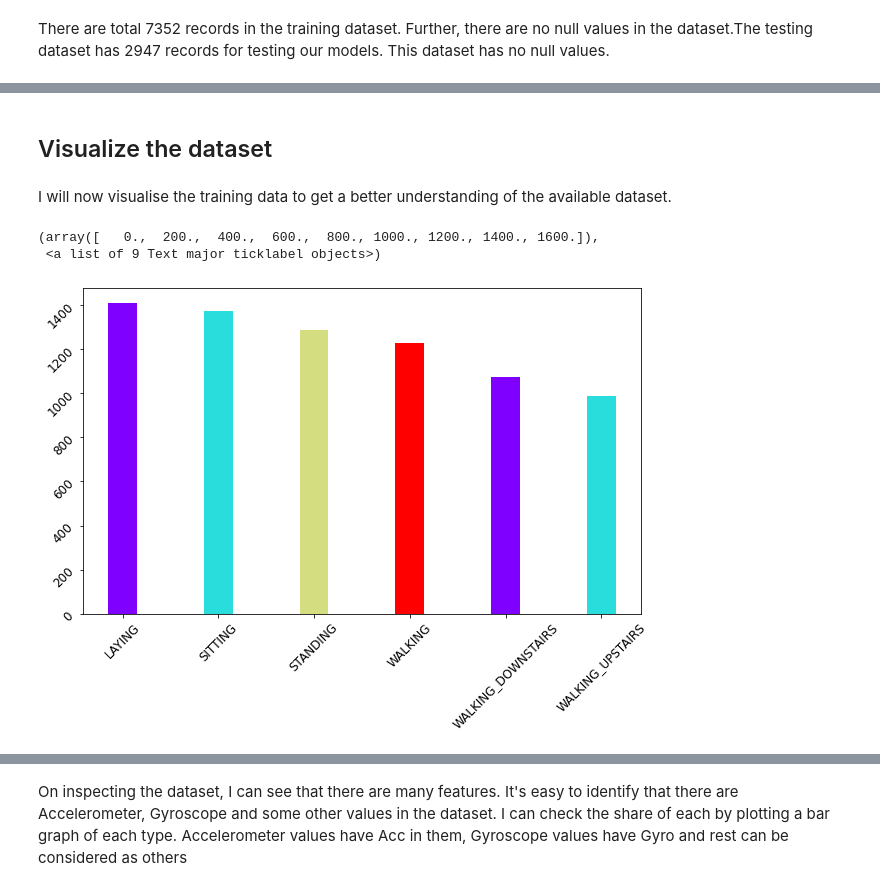
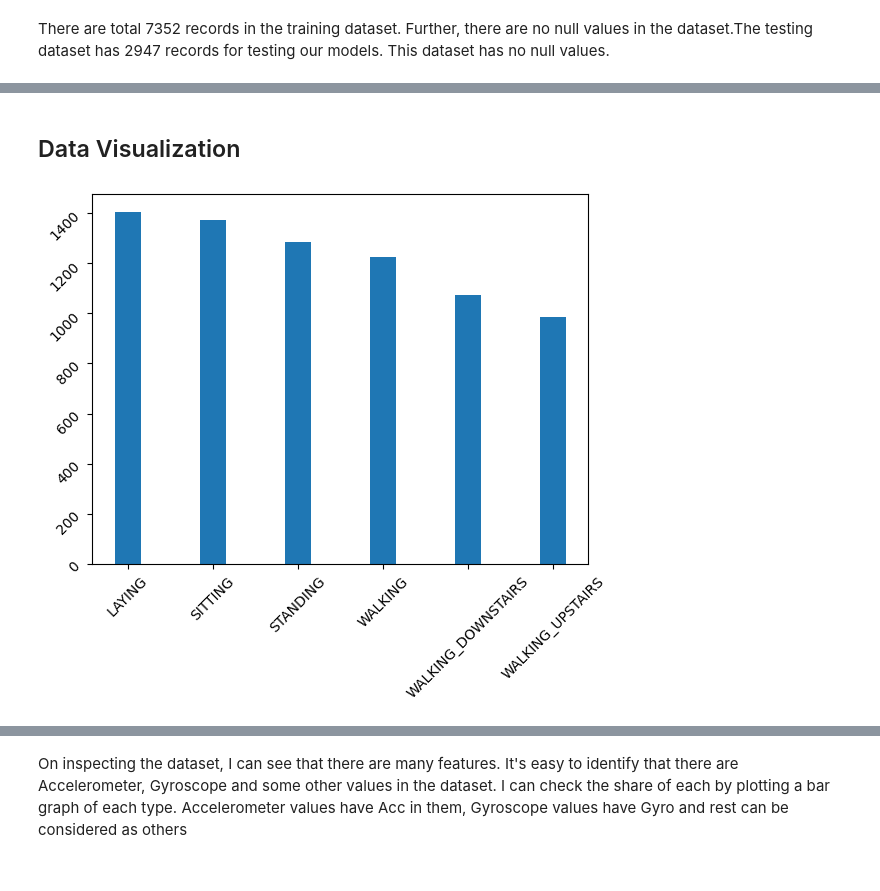
Before and after one commit to Mohammad-Shiblu/Human-activity-recognition-using-classical-ML, a Jupyter notebook: notebooks/human_activity_recognition_with_classical_ML.ipynb, the cells around one changed output, grey strips where cells are left out. Drawn from its saved outputs; the diff is of its cells as text; code cells hidden in the pictures.

```diff
--- a/notebooks/human_activity_recognition_with_classical_ML.ipynb
+++ b/notebooks/human_activity_recognition_with_classical_ML.ipynb
@@ -20,8 +24,8 @@ from sklearn.metrics import accuracy_score
 # %% [markdown]
 ## Understand the data
 # %%
-training_data = pd.read_csv('../input/human-activity-recognition-with-smartphones/train.csv')
-testing_data = pd.read_csv('../input/human-activity-recognition-with-smartphones/test.csv')
+training_data = pd.read_csv('../data/raw/train.csv')
+testing_data = pd.read_csv('../data/raw//test.csv')
 # %%
 training_data.head()
 # %% [output]
@@ -60,22 +64,18 @@ y_train = training_data["Activity"]
 # Get X and y for testing data
 y_test = testing_data['Activity']
 X_test = testing_data.drop(columns = ['Activity', 'subject'])
-# %% [markdown]
-## Visualize the dataset
-# %% [markdown]
-I will now visualise the training data to get a better understanding of the available dataset.
+# %% [markdown]
+## Data Visualization
 # %%
 count_of_each_activity = np.array(y_train.value_counts())
 # %%
 activities = sorted(y_train.unique())
 # %%
-colors = cm.rainbow(np.linspace(0, 1, 4))
-plt.figure(figsize=(10,6))
-plt.bar(activities,count_of_each_activity,width=0.3,color=colors)
-plt.xticks(rotation=45,fontsize=12)
-plt.yticks(rotation=45,fontsize=12)
+plt.figure()
+plt.bar(activities,count_of_each_activity,width=0.3)
+plt.xticks(rotation=45,fontsize=10)
+plt.yticks(rotation=45,fontsize=10)
+plt.show()
 # %% [output]
-(array([   0.,  200.,  400.,  600.,  800., 1000., 1200., 1400., 1600.]),
- <a list of 9 Text major ticklabel objects>)
-[figure, old version]
+[figure, new version]
 # %%
```
Also changed, not shown: parts of 5 cells of this notebook, 2 other files.
